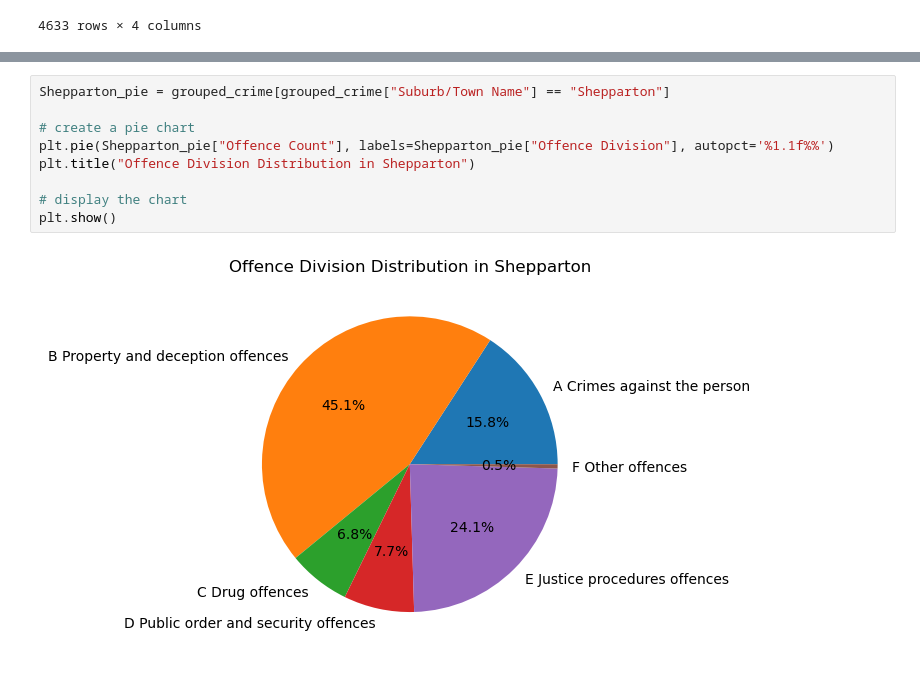
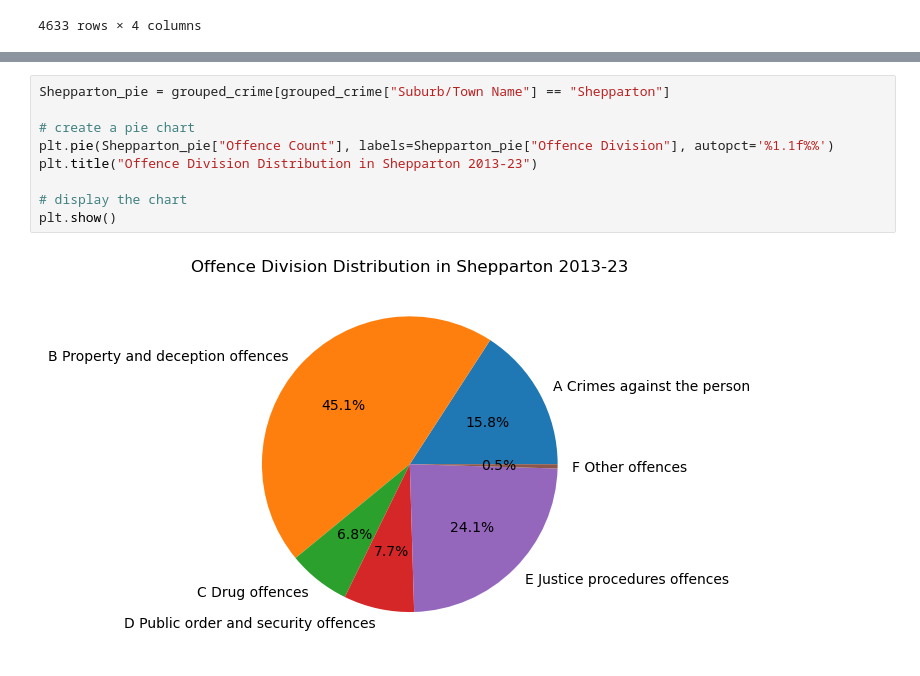
Before and after one commit to rsamma1606/proj-one-group-8, a Jupyter notebook: prj-one_Crime_vs_Property.ipynb, the cells around one changed output, grey strips where cells are left out. Cells and saved outputs as stored; diff of their text form.

```diff
--- a/prj-one_Crime_vs_Property.ipynb
+++ b/prj-one_Crime_vs_Property.ipynb
@@ -555,14 +555,14 @@ plt.show()
 # %%
 Shepparton_pie = grouped_crime[grouped_crime["Suburb/Town Name"] == "Shepparton"]
 
 # create a pie chart
 plt.pie(Shepparton_pie["Offence Count"], labels=Shepparton_pie["Offence Division"], autopct='%1.1f%%')
-plt.title("Offence Division Distribution in Shepparton")
+plt.title("Offence Division Distribution in Shepparton 2013-23")
 
 # display the chart
 plt.show()
 # %% [output]
-[figure, old version]
+[figure, new version]
 # %%
 Mildura_pie = grouped_crime[grouped_crime["Suburb/Town Name"] == "Mildura"]
 
```
Also changed, not shown: parts of 15 cells of this notebook.
